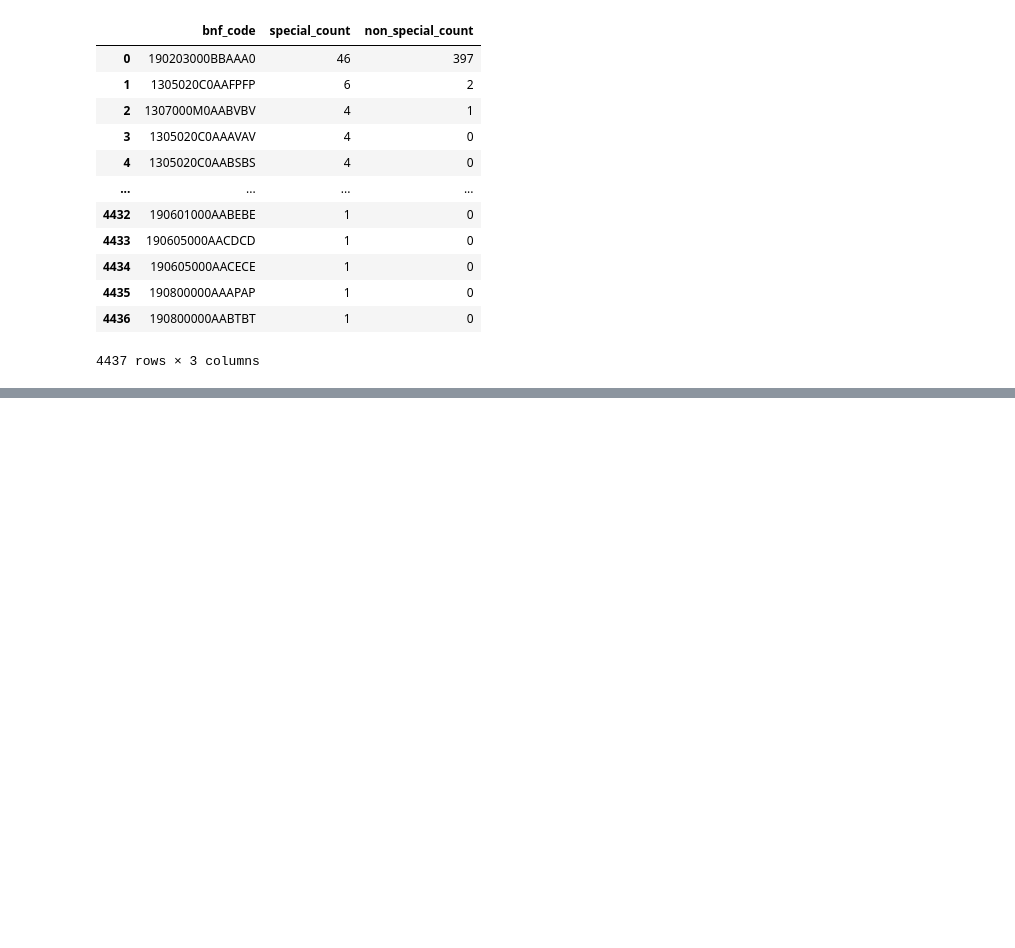
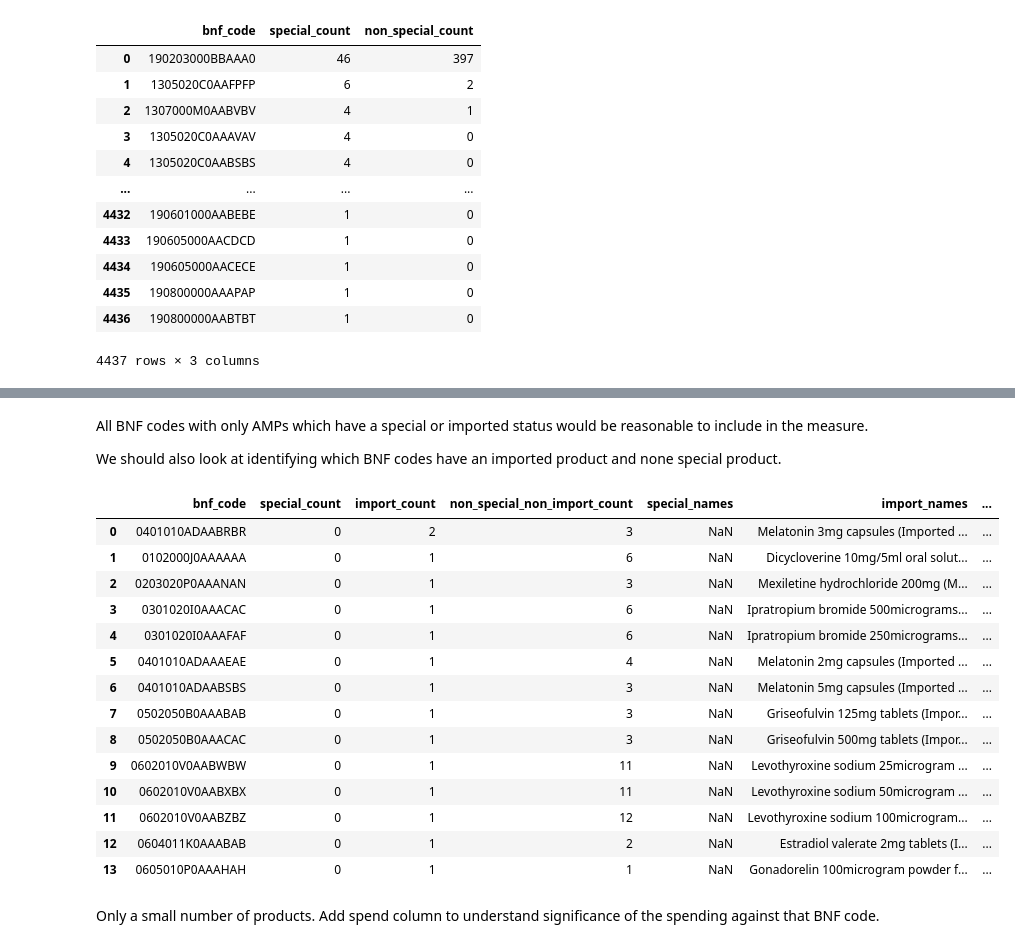
Before and after one commit to ebmdatalab/op-specials-measure, a Jupyter notebook: notebooks/Specials_analysis.ipynb, the cells around one changed output, grey strips where cells are left out. Cells and saved outputs as stored; diff of their text form; code cells hidden in the pictures; blank space fills up the shorter version.

```diff
--- a/notebooks/Specials_analysis.ipynb
+++ b/notebooks/Specials_analysis.ipynb
@@ -504,0 +587,56 @@ spec_non_spec_count_named_DF.to_csv('results.csv')
+# %% [markdown]
+All BNF codes with only AMPs which have a special or imported status would be reasonable to include in the measure.
+
+We should also look at identifying which BNF codes have an imported product and none special product.
+# %%
+sql = '''
+SELECT
+    amp.bnf_code,
+    SUM(CASE WHEN (amp.avail_restrict = 6) THEN 1 ELSE 0 END) AS special_count,
+    SUM(CASE WHEN (amp.avail_restrict = 4) THEN 1 ELSE 0 END) AS import_count,
+    SUM(CASE WHEN (amp.avail_restrict != 6 AND amp.avail_restrict != 9 AND amp.avail_restrict != 4) THEN 1 ELSE 0 END) AS non_special_non_import_count,
+    STRING_AGG(DISTINCT CASE WHEN amp.avail_restrict = 6 THEN amp.descr ELSE NULL END, ', ') AS special_names,
+    STRING_AGG(DISTINCT CASE WHEN (amp.avail_restrict = 4) THEN amp.descr ELSE NULL END, ', ') AS import_names,
+    STRING_AGG(DISTINCT CASE WHEN (amp.avail_restrict != 6 AND amp.avail_restrict != 9 AND amp.avail_restrict != 4) THEN amp.descr ELSE NULL END, ', ') AS non_special_names,
+    STRING_AGG(DISTINCT vmp.nm, ', ') AS vpm_names
+FROM
+    `ebmdatalab.dmd.amp` AS amp
+LEFT JOIN
+    `ebmdatalab.dmd.vmp` AS vmp
+ON
+    amp.bnf_code = vmp.bnf_code
+WHERE
+    amp.bnf_code IS NOT NULL
+    AND
+    amp.bnf_code != '190203000BBAAA0' --  Exclude homeopathic products as total mix of specials and none specials but minimal impact on cost ~£2600 across England over 12 months
+GROUP BY
+    amp.bnf_code
+HAVING
+    import_count >0
+    AND
+    non_special_non_import_count > 0
+ORDER BY
+    import_count DESC;
+'''
+imported_non_spec_count_named_DF = bq.cached_read(sql, csv_path=os.path.join('../','data','imported_non_spec_count_named.csv'))
+
+with pd.option_context('display.max_rows', 100):
+    display(imported_non_spec_count_named_DF.head(100))
+# %% [output]
+|  | bnf_code | special_count | import_count | non_special_non_import_count | special_names | import_names | ... |
+| 0 | 0401010ADAABRBR | 0 | 2 | 3 | NaN | Melatonin 3mg capsules (Imported ... | ... |
+| 1 | 0102000J0AAAAAA | 0 | 1 | 6 | NaN | Dicycloverine 10mg/5ml oral solut... | ... |
+| 2 | 0203020P0AAANAN | 0 | 1 | 3 | NaN | Mexiletine hydrochloride 200mg (M... | ... |
+| 3 | 0301020I0AAACAC | 0 | 1 | 6 | NaN | Ipratropium bromide 500micrograms... | ... |
+| 4 | 0301020I0AAAFAF | 0 | 1 | 6 | NaN | Ipratropium bromide 250micrograms... | ... |
+| 5 | 0401010ADAAAEAE | 0 | 1 | 4 | NaN | Melatonin 2mg capsules (Imported ... | ... |
+| 6 | 0401010ADAABSBS | 0 | 1 | 3 | NaN | Melatonin 5mg capsules (Imported ... | ... |
+| 7 | 0502050B0AAABAB | 0 | 1 | 3 | NaN | Griseofulvin 125mg tablets (Impor... | ... |
+| 8 | 0502050B0AAACAC | 0 | 1 | 3 | NaN | Griseofulvin 500mg tablets (Impor... | ... |
+| 9 | 0602010V0AABWBW | 0 | 1 | 11 | NaN | Levothyroxine sodium 25microgram ... | ... |
+| 10 | 0602010V0AABXBX | 0 | 1 | 11 | NaN | Levothyroxine sodium 50microgram ... | ... |
+| 11 | 0602010V0AABZBZ | 0 | 1 | 12 | NaN | Levothyroxine sodium 100microgram... | ... |
+| 12 | 0604011K0AAABAB | 0 | 1 | 2 | NaN | Estradiol valerate 2mg tablets (I... | ... |
+| 13 | 0605010P0AAAHAH | 0 | 1 | 1 | NaN | Gonadorelin 100microgram powder f... | ... |
+# %% [markdown]
+Only a small number of products. Add spend column to understand significance of the spending against that BNF code.
```
Also changed, not shown: parts of 19 cells of this notebook, 2 other files.
